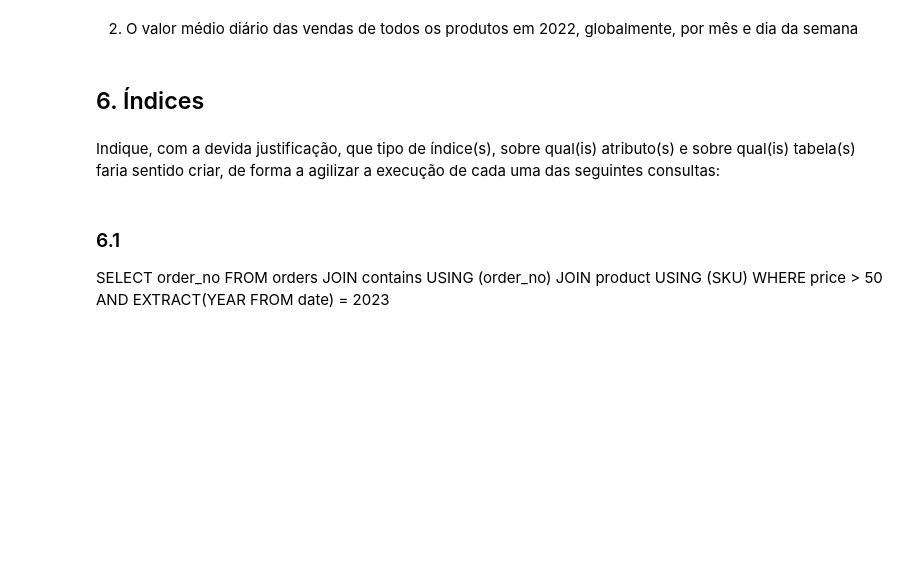
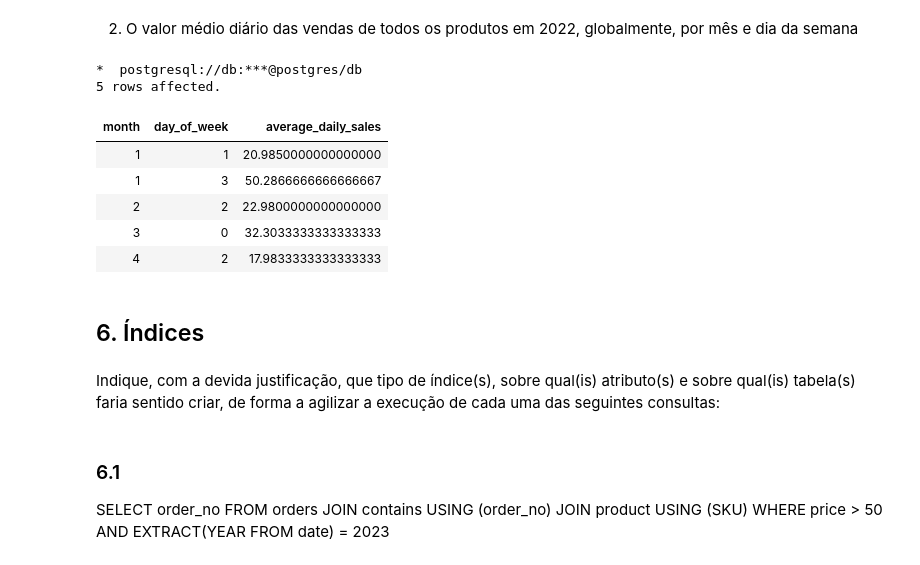
Before and after one commit to MateuSpencer/BD_Projeto_22-23, a Jupyter notebook: Entrega_3/E3-report.ipynb, the cells around one changed output. Drawn from its saved outputs; the diff is of its cells as text; code cells hidden in the pictures; blank space fills up the shorter version.

```diff
--- a/Entrega_3/E3-report.ipynb
+++ b/Entrega_3/E3-report.ipynb
@@ -466,6 +513,20 @@ Usando a vista desenvolvida para a Questão 3, escreva duas consultas SQL que pe
 # %%
 %%sql
 -- SELECT ...
+SELECT ps.month, ps.day_of_week, AVG(ps.total_price) AS average_daily_sales
+FROM product_sales ps
+WHERE ps.year = 2022
+GROUP BY ps.month, ps.day_of_week
+ORDER BY ps.month, ps.day_of_week;
+# %% [output]
+*  postgresql://db:***@postgres/db
+5 rows affected.
+| month | day_of_week | average_daily_sales |
+| 1 | 1 | 20.9850000000000000 |
+| 1 | 3 | 50.2866666666666667 |
+| 2 | 2 | 22.9800000000000000 |
+| 3 | 0 | 32.3033333333333333 |
+| 4 | 2 | 17.9833333333333333 |
 # %% [markdown]
 ## 6. Índices
 # %% [markdown]
```
Also changed, not shown: parts of 4 cells of this notebook.
